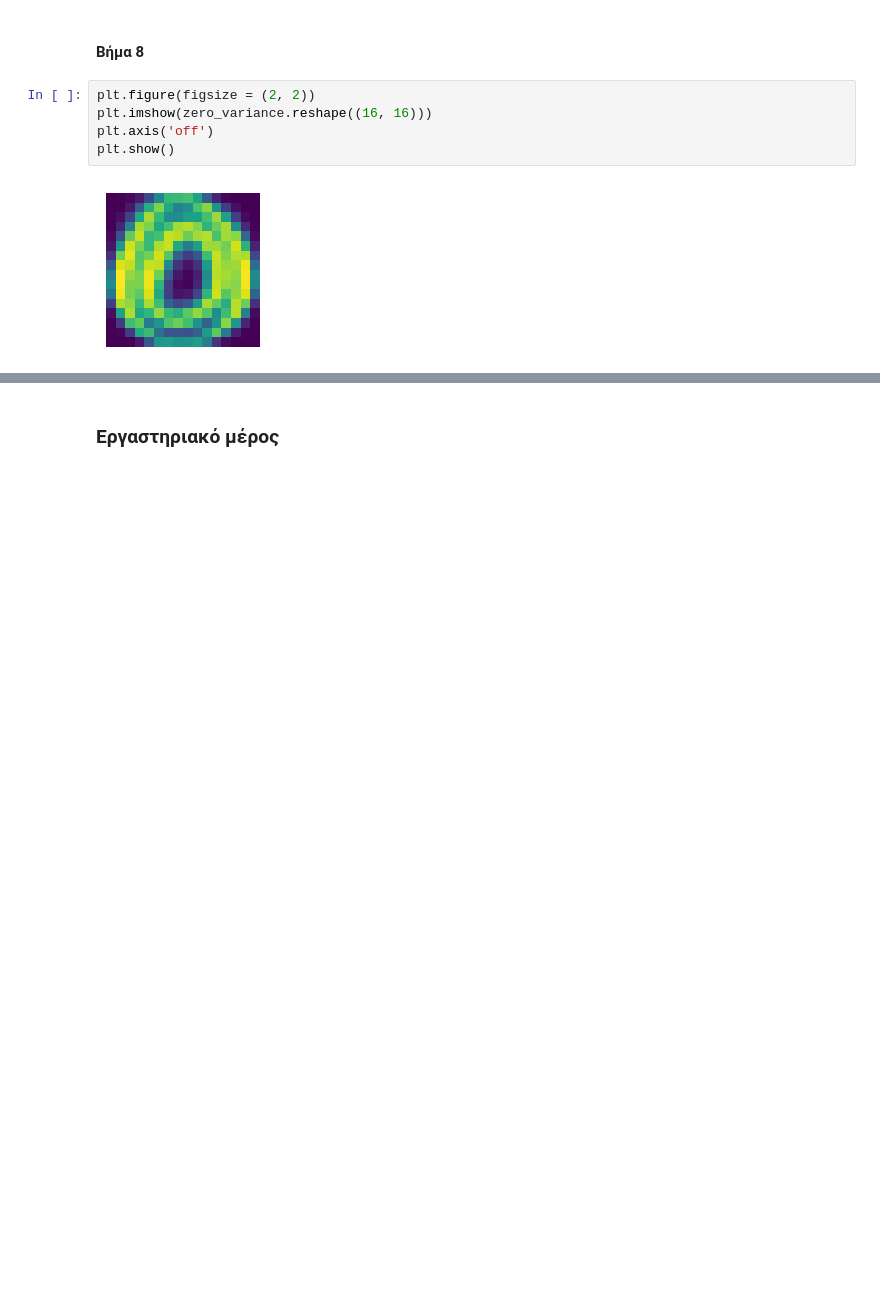
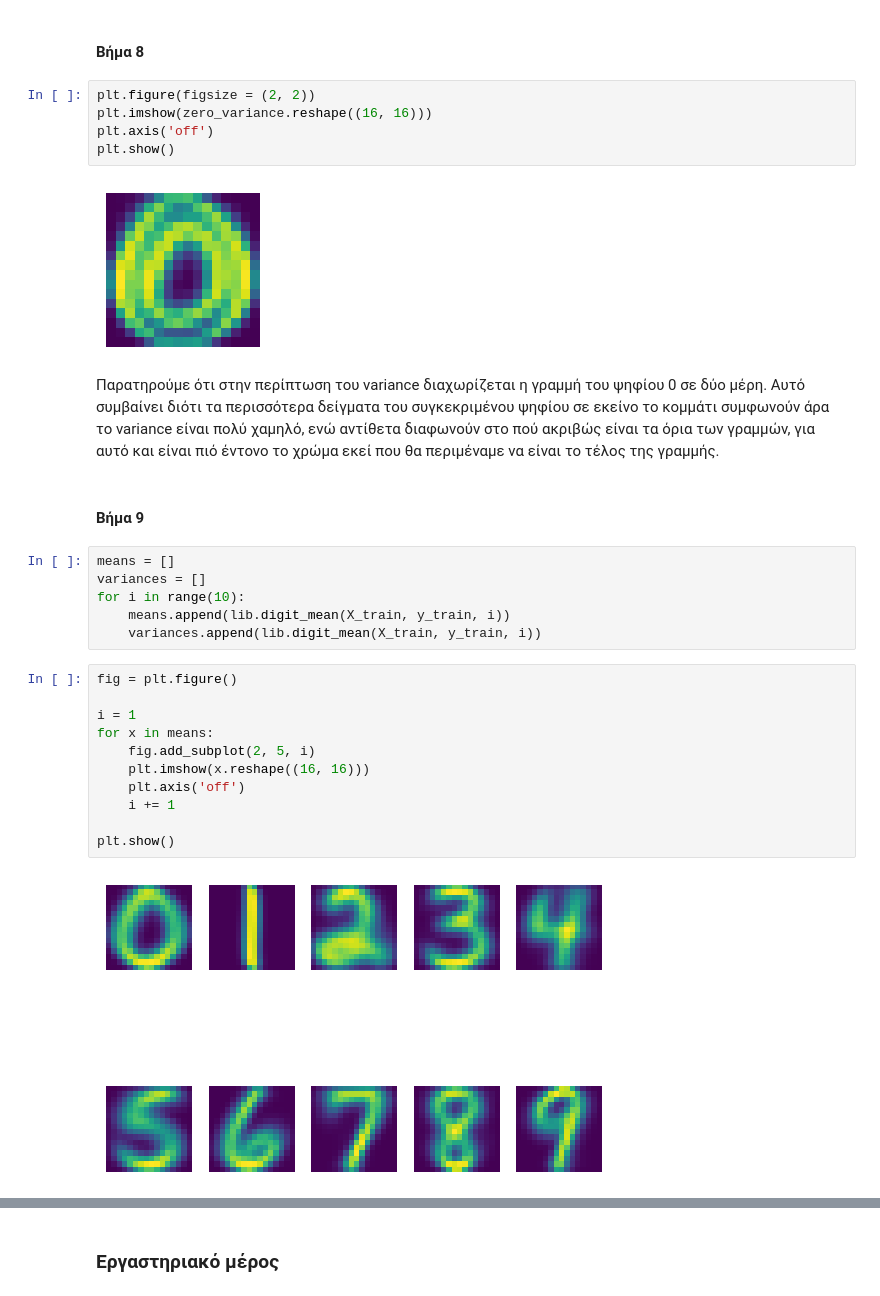
Before and after one commit to JasonChatzitheodorou/PatRec, a Jupyter notebook: Lab1/PatRec_Lab1.ipynb, the cells around one changed output, grey strips where cells are left out. Drawn from its saved outputs; the diff is of its cells as text; blank space fills up the shorter version.

```diff
--- a/Lab1/PatRec_Lab1.ipynb
+++ b/Lab1/PatRec_Lab1.ipynb
@@ -91,3 +93,26 @@ plt.axis('off')
 plt.show()
 # %% [output]
 [figure]
+# %% [markdown]
+Παρατηρούμε ότι στην περίπτωση του variance διαχωρίζεται η γραμμή του ψηφίου 0 σε δύο μέρη. Αυτό συμβαίνει διότι τα περισσότερα δείγματα του συγκεκριμένου ψηφίου σε εκείνο το κομμάτι συμφωνούν άρα το variance είναι πολύ χαμηλό, ενώ αντίθετα διαφωνούν στο πού ακριβώς είναι τα όρια των γραμμών, για αυτό και είναι πιό έντονο το χρώμα εκεί που θα περιμέναμε να είναι το τέλος της γραμμής.
+# %% [markdown]
+#### Βήμα 9
+# %%
+means = []
+variances = []
+for i in range(10):
+    means.append(lib.digit_mean(X_train, y_train, i))
+    variances.append(lib.digit_mean(X_train, y_train, i))
+# %%
+fig = plt.figure()
+
+i = 1
+for x in means:
+    fig.add_subplot(2, 5, i)
+    plt.imshow(x.reshape((16, 16)))
+    plt.axis('off')
+    i += 1
+
+plt.show()
+# %% [output]
+[figure, added]
```
Also changed, not shown: parts of 10 cells of this notebook, 2 other files.
